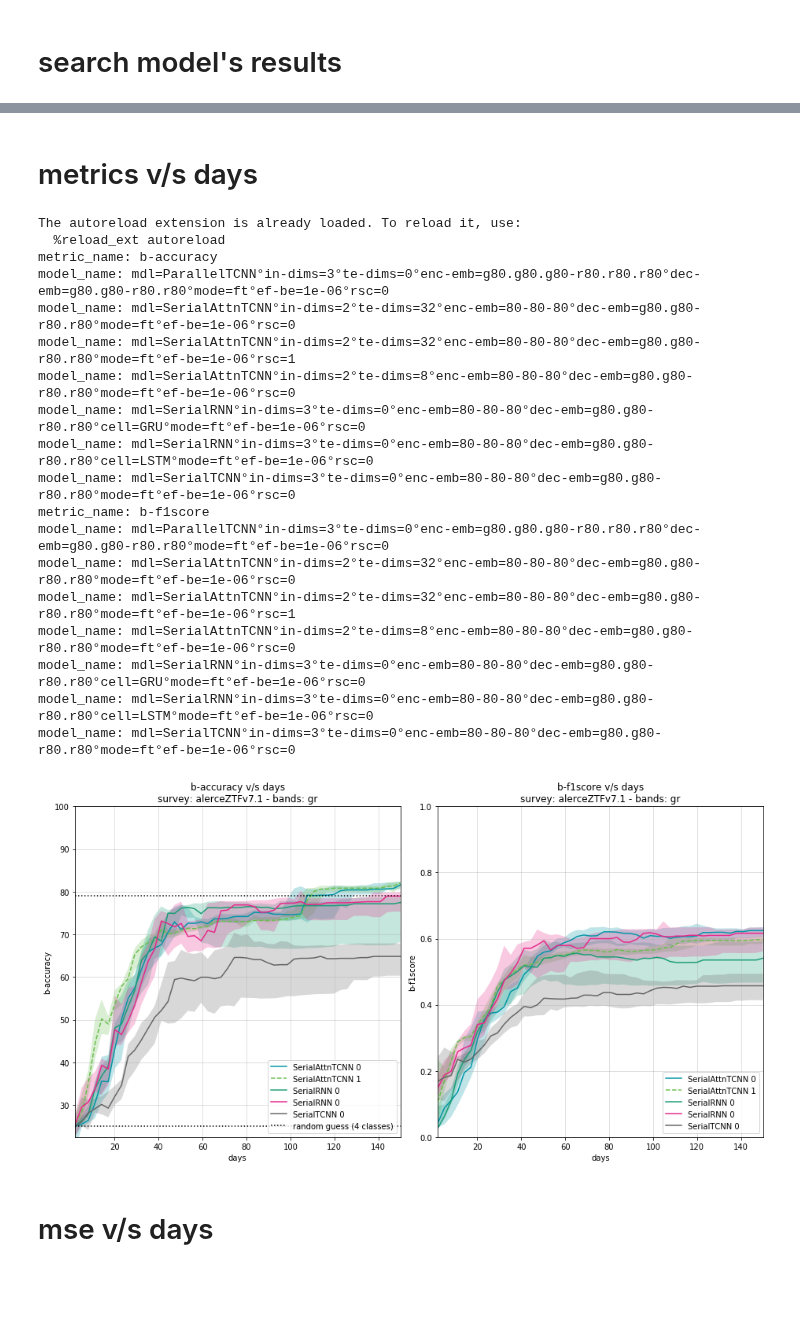
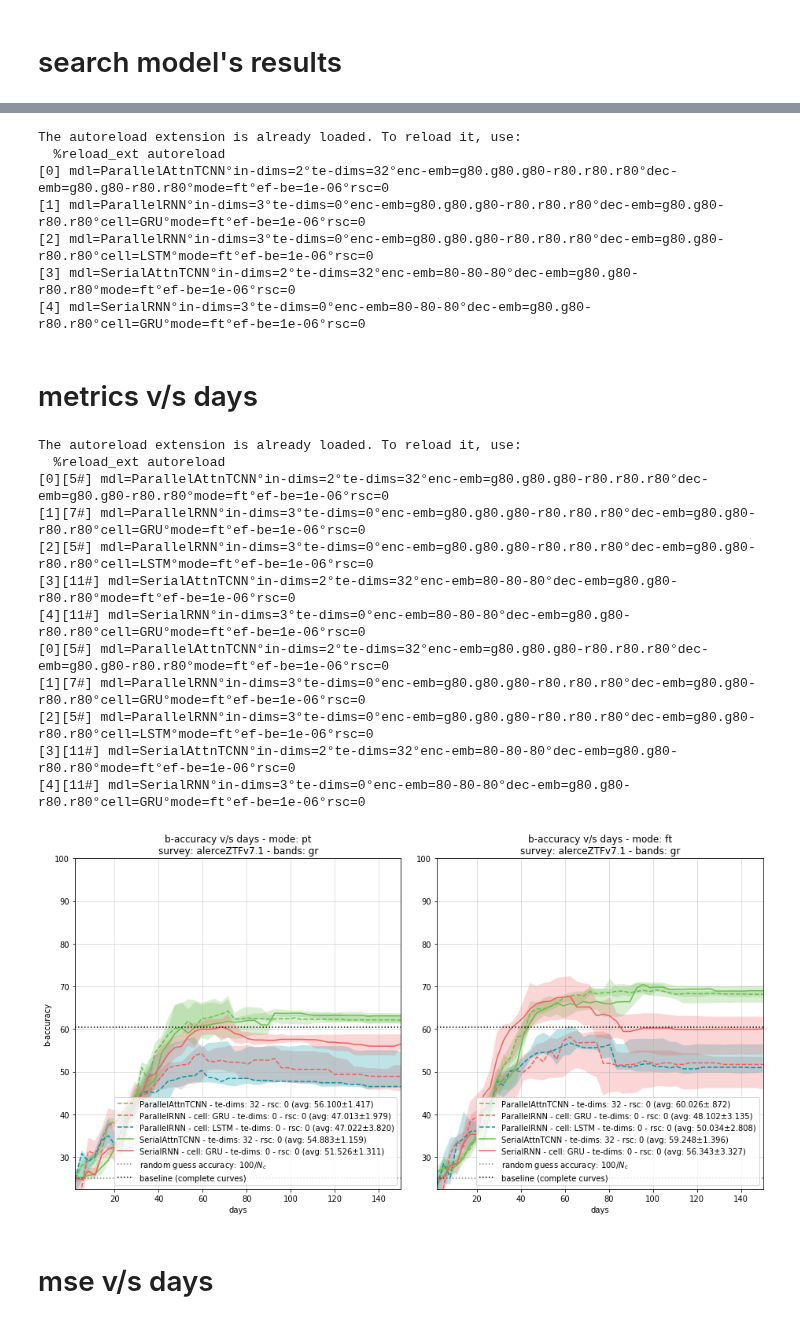
Before and after one commit to opimentel-github/astro-lightcurves-classifier, a Jupyter notebook: experiments/metrics_results.ipynb, the cells around one changed output, grey strips where cells are left out. Cells and saved outputs as stored; diff of their text form; code cells hidden in the pictures; blank space fills up the shorter version.

```diff
--- a/experiments/metrics_results.ipynb
+++ b/experiments/metrics_results.ipynb
@@ -35,28 +34,65 @@ The autoreload extension is already loaded. To reload it, use:
+# %%
+%load_ext autoreload
+%autoreload 2
+from lcclassifier.results.plots import filter_models
+
+condition_dict = {
+    #'mdl':['ParallelAttnTCNN', 'SerialAttnTCNN'],
+    'cell':['GRU', 'LSTM'],
+    #'aggregation':['max', 'avg'],
+}
+idxs = [
+    0,1,2,
+    3,7,9,
+]
+#new_model_names = filter_models(model_names, condition_dict)
+new_model_names = [model_names[idx] for idx,model_name in enumerate(model_names) if idx in idxs]
+for kmn,model_name in enumerate(new_model_names):
+    print(f'[{kmn}] {model_name}')
+# %% [output]
+The autoreload extension is already loaded. To reload it, use:
+  %reload_ext autoreload
+[0] mdl=ParallelAttnTCNN°in-dims=2°te-dims=32°enc-emb=g80.g80.g80-r80.r80.r80°dec-emb=g80.g80-r80.r80°mode=ft°ef-be=1e-06°rsc=0
+[1] mdl=ParallelRNN°in-dims=3°te-dims=0°enc-emb=g80.g80.g80-r80.r80.r80°dec-emb=g80.g80-r80.r80°cell=GRU°mode=ft°ef-be=1e-06°rsc=0
+[2] mdl=ParallelRNN°in-dims=3°te-dims=0°enc-emb=g80.g80.g80-r80.r80.r80°dec-emb=g80.g80-r80.r80°cell=LSTM°mode=ft°ef-be=1e-06°rsc=0
+[3] mdl=SerialAttnTCNN°in-dims=2°te-dims=32°enc-emb=80-80-80°dec-emb=g80.g80-r80.r80°mode=ft°ef-be=1e-06°rsc=0
+[4] mdl=SerialRNN°in-dims=3°te-dims=0°enc-emb=80-80-80°dec-emb=g80.g80-r80.r80°cell=GRU°mode=ft°ef-be=1e-06°rsc=0
 # %% [markdown]
 # metrics v/s days
+# %%
+baselines_dict = {
+    'r_val':{
+        'b-accuracy':65.86,
+        'b-f1score':.43,
+    },
+    'r_test':{
+        'b-accuracy':60.38,
+        'b-f1score':.45,
+    },
+}
 # %%
 %load_ext autoreload
 %autoreload 2
-from lcclassifier.results.plots import plot_baccu_f1score
+from lcclassifier.results.plots import plot_metric
 
-plot_baccu_f1score(root_folder)
+label_keys = [
+    'cell',
+    'te-dims',
+    'rsc',
+]
+metric_name = 'b-accuracy'
+plot_metric(rootdir, metric_name, new_model_names, baselines_dict[cset_name], label_keys)
 # %% [output]
 The autoreload extension is already loaded. To reload it, use:
   %reload_ext autoreload
-metric_name: b-accuracy
-model_name: mdl=ParallelTCNN°in-dims=3°te-dims=0°enc-emb=g80.g80.g80-r80.r80.r80°dec-emb=g80.g80-r80.r80°mode=ft°ef-be=1e-06°rsc=0
-model_name: mdl=SerialAttnTCNN°in-dims=2°te-dims=32°enc-emb=80-80-80°dec-emb=g80.g80-r80.r80°mode=ft°ef-be=1e-06°rsc=0
-model_name: mdl=SerialAttnTCNN°in-dims=2°te-dims=32°enc-emb=80-80-80°dec-emb=g80.g80-r80.r80°mode=ft°ef-be=1e-06°rsc=1
-model_name: mdl=SerialAttnTCNN°in-dims=2°te-dims=8°enc-emb=80-80-80°dec-emb=g80.g80-r80.r80°mode=ft°ef-be=1e-06°rsc=0
-model_name: mdl=SerialRNN°in-dims=3°te-dims=0°enc-emb=80-80-80°dec-emb=g80.g80-r80.r80°cell=GRU°mode=ft°ef-be=1e-06°rsc=0
-model_name: mdl=SerialRNN°in-dims=3°te-dims=0°enc-emb=80-80-80°dec-emb=g80.g80-r80.r80°cell=LSTM°mode=ft°ef-be=1e-06°rsc=0
-model_name: mdl=SerialTCNN°in-dims=3°te-dims=0°enc-emb=80-80-80°dec-emb=g80.g80-r80.r80°mode=ft°ef-be=1e-06°rsc=0
-metric_name: b-f1score
-model_name: mdl=ParallelTCNN°in-dims=3°te-dims=0°enc-emb=g80.g80.g80-r80.r80.r80°dec-emb=g80.g80-r80.r80°mode=ft°ef-be=1e-06°rsc=0
-model_name: mdl=SerialAttnTCNN°in-dims=2°te-dims=32°enc-emb=80-80-80°dec-emb=g80.g80-r80.r80°mode=ft°ef-be=1e-06°rsc=0
-model_name: mdl=SerialAttnTCNN°in-dims=2°te-dims=32°enc-emb=80-80-80°dec-emb=g80.g80-r80.r80°mode=ft°ef-be=1e-06°rsc=1
-model_name: mdl=SerialAttnTCNN°in-dims=2°te-dims=8°enc-emb=80-80-80°dec-emb=g80.g80-r80.r80°mode=ft°ef-be=1e-06°rsc=0
-model_name: mdl=SerialRNN°in-dims=3°te-dims=0°enc-emb=80-80-80°dec-emb=g80.g80-r80.r80°cell=GRU°mode=ft°ef-be=1e-06°rsc=0
-model_name: mdl=SerialRNN°in-dims=3°te-dims=0°enc-emb=80-80-80°dec-emb=g80.g80-r80.r80°cell=LSTM°mode=ft°ef-be=1e-06°rsc=0
-model_name: mdl=SerialTCNN°in-dims=3°te-dims=0°enc-emb=80-80-80°dec-emb=g80.g80-r80.r80°mode=ft°ef-be=1e-06°rsc=0
+[0][5#] mdl=ParallelAttnTCNN°in-dims=2°te-dims=32°enc-emb=g80.g80.g80-r80.r80.r80°dec-emb=g80.g80-r80.r80°mode=ft°ef-be=1e-06°rsc=0
+[1][7#] mdl=ParallelRNN°in-dims=3°te-dims=0°enc-emb=g80.g80.g80-r80.r80.r80°dec-emb=g80.g80-r80.r80°cell=GRU°mode=ft°ef-be=1e-06°rsc=0
+[2][5#] mdl=ParallelRNN°in-dims=3°te-dims=0°enc-emb=g80.g80.g80-r80.r80.r80°dec-emb=g80.g80-r80.r80°cell=LSTM°mode=ft°ef-be=1e-06°rsc=0
+[3][11#] mdl=SerialAttnTCNN°in-dims=2°te-dims=32°enc-emb=80-80-80°dec-emb=g80.g80-r80.r80°mode=ft°ef-be=1e-06°rsc=0
+[4][11#] mdl=SerialRNN°in-dims=3°te-dims=0°enc-emb=80-80-80°dec-emb=g80.g80-r80.r80°cell=GRU°mode=ft°ef-be=1e-06°rsc=0
+[0][5#] mdl=ParallelAttnTCNN°in-dims=2°te-dims=32°enc-emb=g80.g80.g80-r80.r80.r80°dec-emb=g80.g80-r80.r80°mode=ft°ef-be=1e-06°rsc=0
+[1][7#] mdl=ParallelRNN°in-dims=3°te-dims=0°enc-emb=g80.g80.g80-r80.r80.r80°dec-emb=g80.g80-r80.r80°cell=GRU°mode=ft°ef-be=1e-06°rsc=0
+[2][5#] mdl=ParallelRNN°in-dims=3°te-dims=0°enc-emb=g80.g80.g80-r80.r80.r80°dec-emb=g80.g80-r80.r80°cell=LSTM°mode=ft°ef-be=1e-06°rsc=0
+[3][11#] mdl=SerialAttnTCNN°in-dims=2°te-dims=32°enc-emb=80-80-80°dec-emb=g80.g80-r80.r80°mode=ft°ef-be=1e-06°rsc=0
+[4][11#] mdl=SerialRNN°in-dims=3°te-dims=0°enc-emb=80-80-80°dec-emb=g80.g80-r80.r80°cell=GRU°mode=ft°ef-be=1e-06°rsc=0
-[figure, old version]
+[figure, new version]
```
Also changed, not shown: parts of 3 cells of this notebook, 8 other files.
